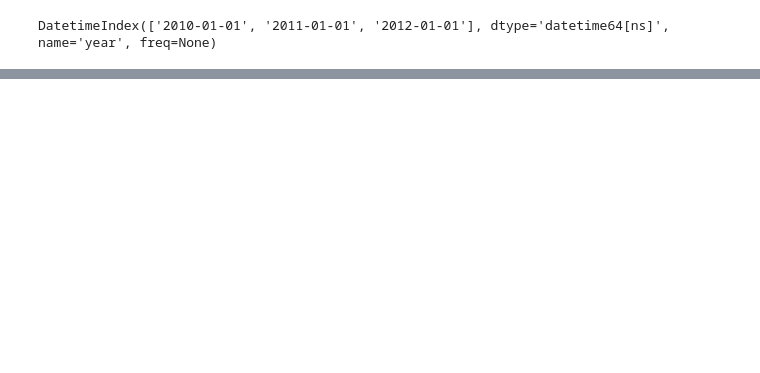
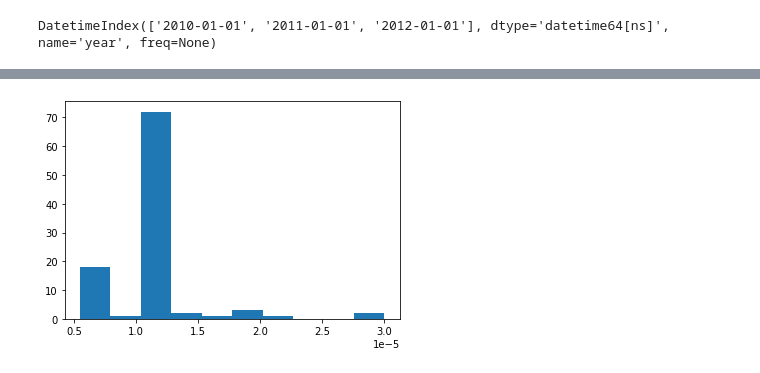
Before and after one commit to sherna90/analisis_algoritmos, a Jupyter notebook: 1.-intro_pandas.ipynb, the cells around one changed output, grey strips where cells are left out. Saved outputs shown, nothing was run; the diff lists cells and outputs as text; code cells hidden in the pictures; blank space fills up the shorter version.

```diff
--- a/1.-intro_pandas.ipynb
+++ b/1.-intro_pandas.ipynb
@@ -111,0 +174,18 @@ DatetimeIndex(['2010-01-01', '2011-01-01', '2012-01-01'], dtype='datetime64[ns]'
+# %%
+time_data={'method':list(),'ellapsed_time':list(),'problem_size':list()}
+# %%
+methods=['karatsuba','naive_multiply']
+problems=[1e2,1e4,1e8,1e10,1e12,1e14,1e16,1e18]
+sample_size=100
+# %%
+for m in methods:
+  for p in problems:
+    for i in range(sample_size):
+      a=np.random.randint(p)
+      b=np.random.randint(p)
+      t1=time.time()
+      eval(m)(a,b)
+      ellapsed_time=time.time()-t1
+      time_data['problem_size'].append(p)
+      time_data['method'].append(m)
+      time_data['ellapsed_time'].append(ellapsed_time)
@@ -111,0 +219,14 @@ DatetimeIndex(['2010-01-01', '2011-01-01', '2012-01-01'], dtype='datetime64[ns]'
+# %%
+results=list()
+for i in range(sample_size):
+  a=np.random.randint(problems[0])
+  b=np.random.randint(problems[0])
+  t1=time.time()
+  eval(methods[1])(a,b)
+  ellapsed_time=time.time()-t1
+  results.append(ellapsed_time)
+# %%
+plt.hist(results)
+plt.show()
+# %% [output]
+[figure, added]
```
Also changed, not shown: parts of 12 cells of this notebook.
